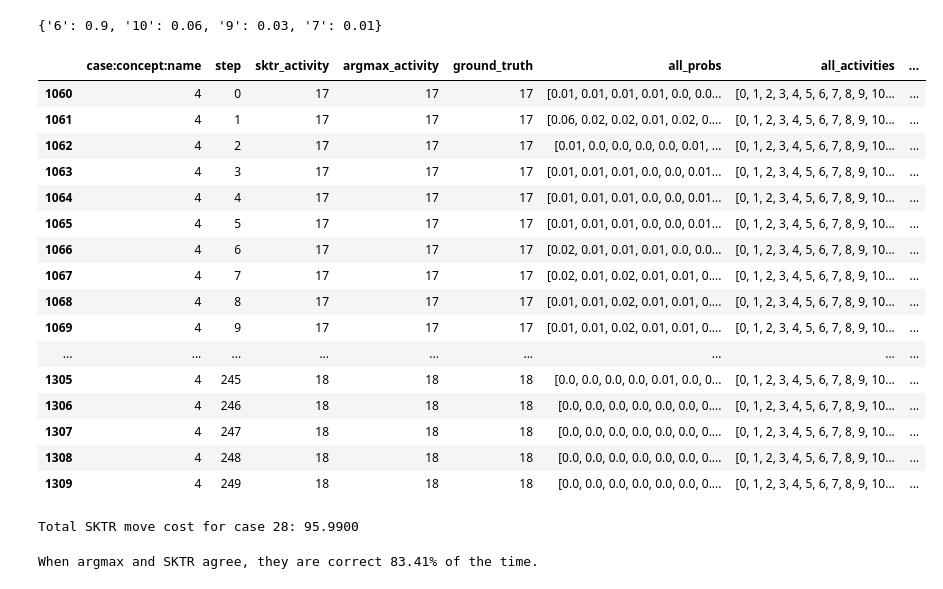
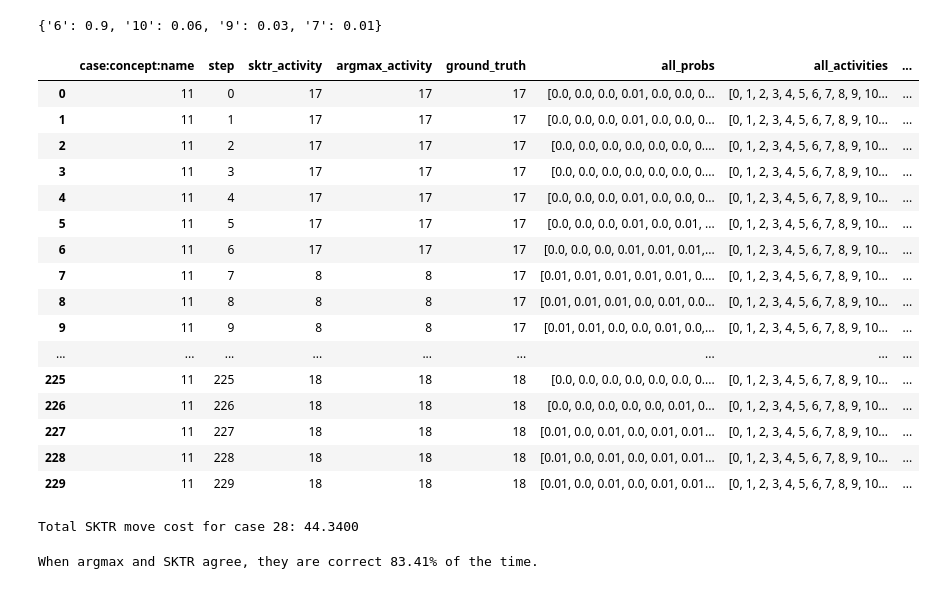
Before and after one commit to elian204/sktr_for_long_traces, a Jupyter notebook: test_incremental_recovery.ipynb, the cells around one changed output. Cells and saved outputs as stored; diff of their text form; code cells hidden in the pictures.

```diff
--- a/test_incremental_recovery.ipynb
+++ b/test_incremental_recovery.ipynb
@@ -68,7 +68,7 @@ config = {
     'n_train_traces': 10,                     # Number of training traces
     'n_test_traces': 10,                     # Number of test traces
     'train_cases': None,                     # Specific train case IDs (overrides n_train_traces)
-    'test_cases': None,                      # Specific test case IDs (overrides n_test_cases)
+    'test_cases': ['11'],                      # Specific test case IDs (overrides n_test_cases)
     'ensure_train_variant_diversity': True,  # Enforce distinct variants in training
     'ensure_test_variant_diversity': False,  # Enforce distinct variants in testing
 
@@ -202,30 +178,30 @@ prob_dict[('6',)]
 {'6': 0.9, '10': 0.06, '9': 0.03, '7': 0.01}
 # %%
 # Show all rows for case '28' without truncation, including full list values
-case_28_df = results_df[results_df['case:concept:name'] == '4']
+case_28_df = results_df[results_df['case:concept:name'] == '11']
 with pd.option_context('display.max_rows', None, 'display.max_colwidth', None, 'display.width', None):
     display(case_28_df)
 total_cost = case_28_df['sktr_move_cost'].sum()
 print(f"Total SKTR move cost for case 28: {total_cost:.4f}")
 # %% [output]
 |  | case:concept:name | step | sktr_activity | argmax_activity | ground_truth | all_probs | all_activities | ... |
-| 1060 | 4 | 0 | 17 | 17 | 17 | [0.01, 0.01, 0.01, 0.01, 0.0, 0.0... | [0, 1, 2, 3, 4, 5, 6, 7, 8, 9, 10... | ... |
-| 1061 | 4 | 1 | 17 | 17 | 17 | [0.06, 0.02, 0.02, 0.01, 0.02, 0.... | [0, 1, 2, 3, 4, 5, 6, 7, 8, 9, 10... | ... |
-| 1062 | 4 | 2 | 17 | 17 | 17 | [0.01, 0.0, 0.0, 0.0, 0.0, 0.01, ... | [0, 1, 2, 3, 4, 5, 6, 7, 8, 9, 10... | ... |
-| 1063 | 4 | 3 | 17 | 17 | 17 | [0.01, 0.01, 0.01, 0.0, 0.0, 0.01... | [0, 1, 2, 3, 4, 5, 6, 7, 8, 9, 10... | ... |
-| 1064 | 4 | 4 | 17 | 17 | 17 | [0.01, 0.01, 0.01, 0.0, 0.0, 0.01... | [0, 1, 2, 3, 4, 5, 6, 7, 8, 9, 10... | ... |
-| 1065 | 4 | 5 | 17 | 17 | 17 | [0.01, 0.01, 0.01, 0.0, 0.0, 0.01... | [0, 1, 2, 3, 4, 5, 6, 7, 8, 9, 10... | ... |
-| 1066 | 4 | 6 | 17 | 17 | 17 | [0.02, 0.01, 0.01, 0.01, 0.0, 0.0... | [0, 1, 2, 3, 4, 5, 6, 7, 8, 9, 10... | ... |
-| 1067 | 4 | 7 | 17 | 17 | 17 | [0.02, 0.01, 0.02, 0.01, 0.01, 0.... | [0, 1, 2, 3, 4, 5, 6, 7, 8, 9, 10... | ... |
-| 1068 | 4 | 8 | 17 | 17 | 17 | [0.01, 0.01, 0.02, 0.01, 0.01, 0.... | [0, 1, 2, 3, 4, 5, 6, 7, 8, 9, 10... | ... |
-| 1069 | 4 | 9 | 17 | 17 | 17 | [0.01, 0.01, 0.02, 0.01, 0.01, 0.... | [0, 1, 2, 3, 4, 5, 6, 7, 8, 9, 10... | ... |
+| 0 | 11 | 0 | 17 | 17 | 17 | [0.0, 0.0, 0.0, 0.01, 0.0, 0.0, 0... | [0, 1, 2, 3, 4, 5, 6, 7, 8, 9, 10... | ... |
+| 1 | 11 | 1 | 17 | 17 | 17 | [0.0, 0.0, 0.0, 0.01, 0.0, 0.0, 0... | [0, 1, 2, 3, 4, 5, 6, 7, 8, 9, 10... | ... |
+| 2 | 11 | 2 | 17 | 17 | 17 | [0.0, 0.0, 0.0, 0.0, 0.0, 0.0, 0.... | [0, 1, 2, 3, 4, 5, 6, 7, 8, 9, 10... | ... |
+| 3 | 11 | 3 | 17 | 17 | 17 | [0.0, 0.0, 0.0, 0.0, 0.0, 0.0, 0.... | [0, 1, 2, 3, 4, 5, 6, 7, 8, 9, 10... | ... |
+| 4 | 11 | 4 | 17 | 17 | 17 | [0.0, 0.0, 0.0, 0.01, 0.0, 0.0, 0... | [0, 1, 2, 3, 4, 5, 6, 7, 8, 9, 10... | ... |
+| 5 | 11 | 5 | 17 | 17 | 17 | [0.0, 0.0, 0.0, 0.01, 0.0, 0.01, ... | [0, 1, 2, 3, 4, 5, 6, 7, 8, 9, 10... | ... |
+| 6 | 11 | 6 | 17 | 17 | 17 | [0.0, 0.0, 0.0, 0.01, 0.01, 0.01,... | [0, 1, 2, 3, 4, 5, 6, 7, 8, 9, 10... | ... |
+| 7 | 11 | 7 | 8 | 8 | 17 | [0.01, 0.01, 0.01, 0.01, 0.01, 0.... | [0, 1, 2, 3, 4, 5, 6, 7, 8, 9, 10... | ... |
+| 8 | 11 | 8 | 8 | 8 | 17 | [0.01, 0.01, 0.01, 0.0, 0.01, 0.0... | [0, 1, 2, 3, 4, 5, 6, 7, 8, 9, 10... | ... |
+| 9 | 11 | 9 | 8 | 8 | 17 | [0.01, 0.01, 0.0, 0.0, 0.01, 0.0,... | [0, 1, 2, 3, 4, 5, 6, 7, 8, 9, 10... | ... |
 | ... | ... | ... | ... | ... | ... | ... | ... | ... |
-| 1305 | 4 | 245 | 18 | 18 | 18 | [0.0, 0.0, 0.0, 0.0, 0.01, 0.0, 0... | [0, 1, 2, 3, 4, 5, 6, 7, 8, 9, 10... | ... |
-| 1306 | 4 | 246 | 18 | 18 | 18 | [0.0, 0.0, 0.0, 0.0, 0.0, 0.0, 0.... | [0, 1, 2, 3, 4, 5, 6, 7, 8, 9, 10... | ... |
-| 1307 | 4 | 247 | 18 | 18 | 18 | [0.0, 0.0, 0.0, 0.0, 0.0, 0.0, 0.... | [0, 1, 2, 3, 4, 5, 6, 7, 8, 9, 10... | ... |
-| 1308 | 4 | 248 | 18 | 18 | 18 | [0.0, 0.0, 0.0, 0.0, 0.0, 0.0, 0.... | [0, 1, 2, 3, 4, 5, 6, 7, 8, 9, 10... | ... |
-| 1309 | 4 | 249 | 18 | 18 | 18 | [0.0, 0.0, 0.0, 0.0, 0.0, 0.0, 0.... | [0, 1, 2, 3, 4, 5, 6, 7, 8, 9, 10... | ... |
+| 225 | 11 | 225 | 18 | 18 | 18 | [0.0, 0.0, 0.0, 0.0, 0.0, 0.0, 0.... | [0, 1, 2, 3, 4, 5, 6, 7, 8, 9, 10... | ... |
+| 226 | 11 | 226 | 18 | 18 | 18 | [0.0, 0.0, 0.0, 0.0, 0.0, 0.01, 0... | [0, 1, 2, 3, 4, 5, 6, 7, 8, 9, 10... | ... |
+| 227 | 11 | 227 | 18 | 18 | 18 | [0.01, 0.0, 0.01, 0.0, 0.01, 0.01... | [0, 1, 2, 3, 4, 5, 6, 7, 8, 9, 10... | ... |
+| 228 | 11 | 228 | 18 | 18 | 18 | [0.01, 0.0, 0.01, 0.0, 0.01, 0.01... | [0, 1, 2, 3, 4, 5, 6, 7, 8, 9, 10... | ... |
+| 229 | 11 | 229 | 18 | 18 | 18 | [0.01, 0.0, 0.01, 0.0, 0.01, 0.01... | [0, 1, 2, 3, 4, 5, 6, 7, 8, 9, 10... | ... |
-Total SKTR move cost for case 28: 95.9900
+Total SKTR move cost for case 28: 44.3400
 # %%
 # Filter to rows where SKTR and argmax predictions agree
 agreements = results_df[results_df['sktr_activity'] == results_df['argmax_activity']]
```
Also changed, not shown: parts of 2 cells of this notebook, 7 other files.
